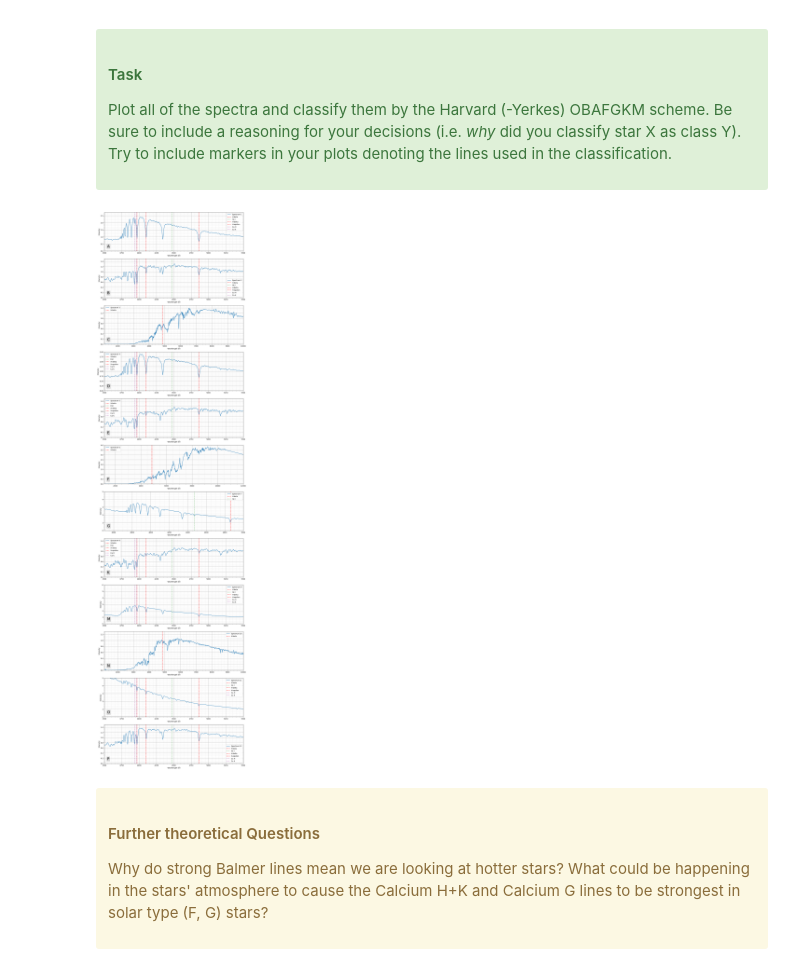
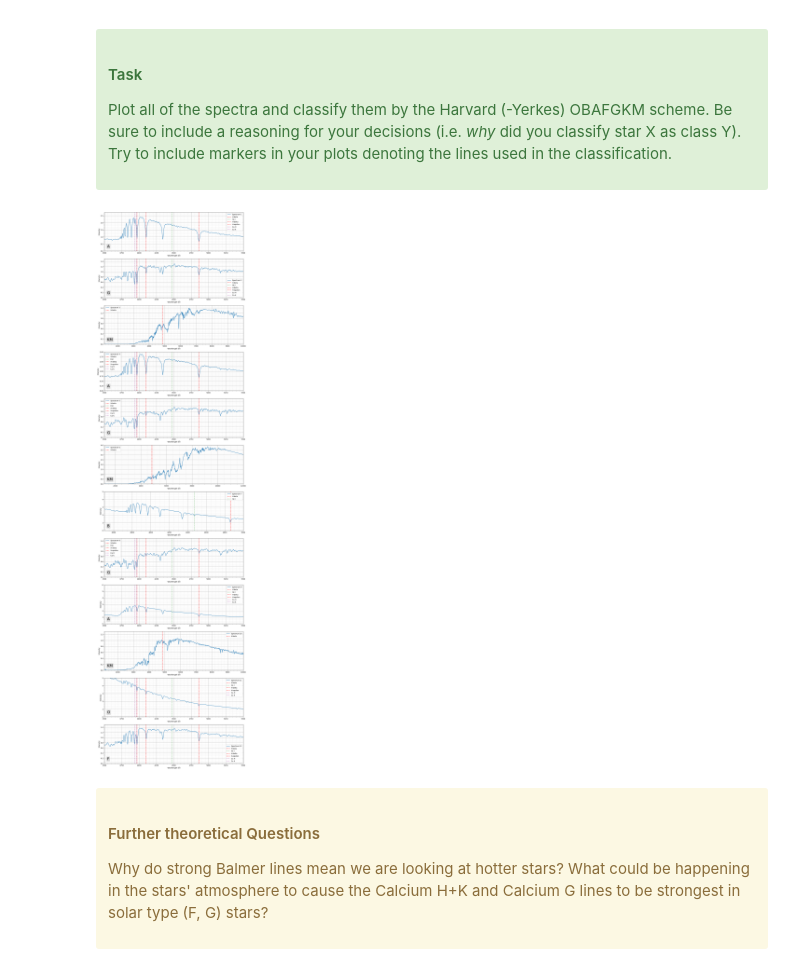
Before and after one commit to B0whunt3r21/AstroPrak, a Jupyter notebook: SpectralTypeClassification.ipynb, the cells around one changed output. Cells and saved outputs as stored; diff of their text form; code cells hidden in the pictures.

```diff
--- a/SpectralTypeClassification.ipynb
+++ b/SpectralTypeClassification.ipynb
@@ -400,44 +398,44 @@ yScalings = [[0, 2.75]
 
 emissionLines = [['H-beta', 'He I', 'H-delta', 'H-epsilon', 'Ca H', 'Ca K']
                  ,['H-beta', 'He I', 'H-delta', 'H-epsilon', 'Ca H', 'Ca K']
                  ,['H-beta']
                  ,['H-beta', 'He I', 'H-delta', 'H-epsilon', 'Ca H', 'Ca K']
                  ,['H-beta', 'He I', 'H-delta', 'H-epsilon', 'Ca H', 'Ca K']
                  ,['H-beta']
                  ,['H-beta', 'He I']
                  ,['H-beta', 'He I', 'H-delta', 'H-epsilon', 'Ca H', 'Ca K']
                  ,['H-beta', 'He I', 'H-delta', 'H-epsilon', 'Ca H', 'Ca K']
                  ,['H-beta']
                  ,['H-beta', 'He I', 'H-delta', 'H-epsilon', 'Ca H', 'Ca K']
                  ,['H-beta', 'He I', 'H-delta', 'H-epsilon', 'Ca H', 'Ca K']]
 
 spectral_classes = {
     0: 'A',
-    1: 'B',
-    2: 'C',
-    3: 'D',
-    4: 'E',
-    5: 'F',
-    6: 'G',
-    7: 'K',
-    8: 'M',
-    9: 'N',
+    1: 'G',
+    2: 'KM',
+    3: 'A',
+    4: 'G',
+    5: 'KM',
+    6: 'B',
+    7: 'G',
+    8: 'A',
+    9: 'KM',
     10: 'O',
-    11: 'P'}
+    11: 'F'}
 
 fig, axes = plt.subplots(12, 1, figsize=(15, 60))
 for idx, row in Axes.iterrows():
     plotSpectra(row['X'], row['Y'], ax=axes[idx], nr=idx, xLim=xScalings[idx], yLim=yScalings[idx], emmLines=emissionLines[idx])
 
     spectral_class = spectral_classes.get(idx, '')
     if spectral_class:
         x_pos = xScalings[idx][0] + 0.02 * (xScalings[idx][1] - xScalings[idx][0])
         y_pos = yScalings[idx][0] + 0.09 * (yScalings[idx][1] - yScalings[idx][0])
     axes[idx].text(x_pos, y_pos, spectral_class, fontsize=22, color='black', bbox=dict(facecolor='grey', alpha=0.3, edgecolor='none'))
 
 plt.show()
 # %% [output]
-[figure, old version]
+[figure, new version]
 # %% [markdown]
 <div class="alert alert-block alert-warning">
     <h4>Further theoretical Questions</h4>
```
Also changed, not shown: parts of 2 cells of this notebook, 1 other file.
